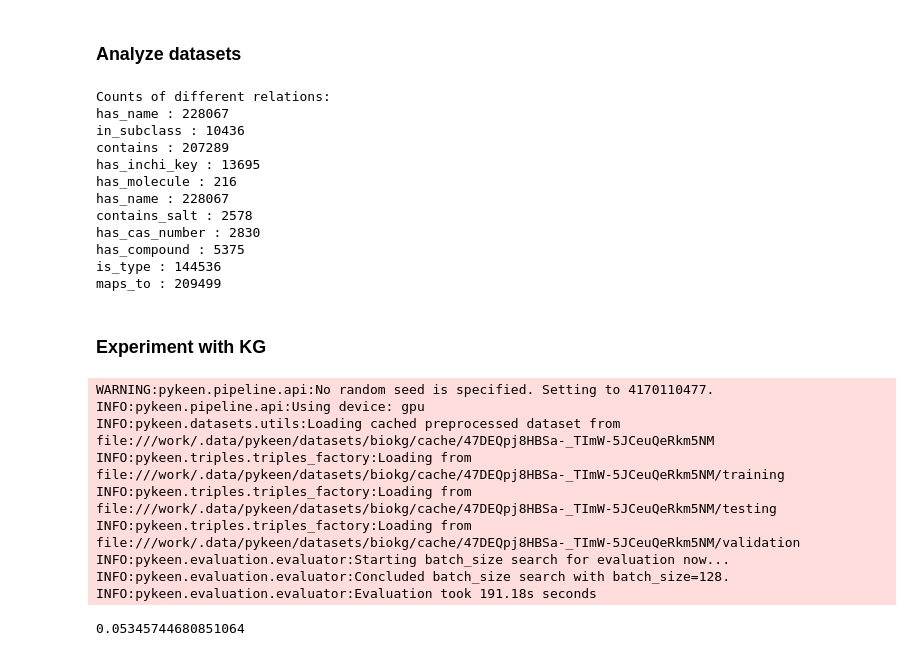
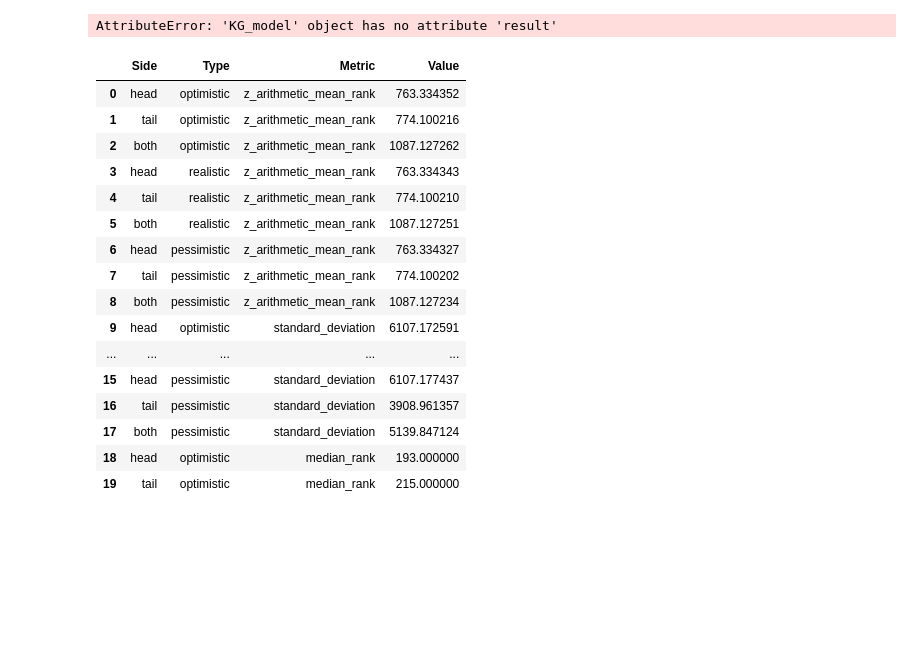
Before and after one commit to marketakrenkova/drug-interaction-prediction, a Jupyter notebook: test-kg.ipynb, the cells around one changed output. Saved outputs shown, nothing was run; the diff lists cells and outputs as text; code cells hidden in the pictures; blank space fills up the shorter version.

```diff
--- a/test-kg.ipynb
+++ b/test-kg.ipynb
@@ -235 +130,25 @@ def convert_to_triples_factory(data):
+# %%
+pipeline_result.get_metric('MRR')
+# %% [output]
+AttributeError: 'KG_model' object has no attribute 'result'
+# %%
+pipeline_result.metric_results.to_df()
+# %% [output]
+|  | Side | Type | Metric | Value |
+| 0 | head | optimistic | z_arithmetic_mean_rank | 763.334352 |
+| 1 | tail | optimistic | z_arithmetic_mean_rank | 774.100216 |
+| 2 | both | optimistic | z_arithmetic_mean_rank | 1087.127262 |
+| 3 | head | realistic | z_arithmetic_mean_rank | 763.334343 |
+| 4 | tail | realistic | z_arithmetic_mean_rank | 774.100210 |
+| 5 | both | realistic | z_arithmetic_mean_rank | 1087.127251 |
+| 6 | head | pessimistic | z_arithmetic_mean_rank | 763.334327 |
+| 7 | tail | pessimistic | z_arithmetic_mean_rank | 774.100202 |
+| 8 | both | pessimistic | z_arithmetic_mean_rank | 1087.127234 |
+| 9 | head | optimistic | standard_deviation | 6107.172591 |
+| ... | ... | ... | ... | ... |
+| 15 | head | pessimistic | standard_deviation | 6107.177437 |
+| 16 | tail | pessimistic | standard_deviation | 3908.961357 |
+| 17 | both | pessimistic | standard_deviation | 5139.847124 |
+| 18 | head | optimistic | median_rank | 193.000000 |
+| 19 | tail | optimistic | median_rank | 215.000000 |
 # %%
@@ -243,55 +160,0 @@ tf_test = convert_to_triples_factory(test.astype(str))
-# %% [markdown]
-### Analyze datasets
-# %%
-print('Counts of different relations:')
-
-relations = ['has_name', 'in_subclass', 'contains', 'has_inchi_key', 'has_molecule',
-             'has_name', 'contains_salt', 'has_cas_number', 'has_compound', 'is_type', 'maps_to']
-
-for rel in relations:
-    count = train[train['relation'] == rel].shape[0]
-    print(rel, ":", count)
-# %% [output]
-Counts of different relations:
-has_name : 228067
-in_subclass : 10436
-contains : 207289
-has_inchi_key : 13695
-has_molecule : 216
-has_name : 228067
-contains_salt : 2578
-has_cas_number : 2830
-has_compound : 5375
-is_type : 144536
-maps_to : 209499
-# %% [markdown]
-### Experiment with KG
-# %%
-result = pipeline(
-        dataset = 'BioKG',
-        model = 'TransE',
-        optimizer = 'Adam',
-        evaluator = RankBasedEvaluator,
-        epochs = 2,
-        device = 'gpu',
-#         training_kwargs = dict(
-#             num_epochs = 20,
-#             checkpoint_name = model + '_checkpoint.pt',
-#             checkpoint_directory = 'kg_checkpoints',
-#             checkpoint_frequency = 10
-#         ),
-    )
-# %% [output]
-WARNING:pykeen.pipeline.api:No random seed is specified. Setting to 4170110477.
-INFO:pykeen.pipeline.api:Using device: gpu
-INFO:pykeen.datasets.utils:Loading cached preprocessed dataset from file:///work/.data/pykeen/datasets/biokg/cache/47DEQpj8HBSa-_TImW-5JCeuQeRkm5NM
-INFO:pykeen.triples.triples_factory:Loading from file:///work/.data/pykeen/datasets/biokg/cache/47DEQpj8HBSa-_TImW-5JCeuQeRkm5NM/training
-INFO:pykeen.triples.triples_factory:Loading from file:///work/.data/pykeen/datasets/biokg/cache/47DEQpj8HBSa-_TImW-5JCeuQeRkm5NM/testing
-INFO:pykeen.triples.triples_factory:Loading from file:///work/.data/pykeen/datasets/biokg/cache/47DEQpj8HBSa-_TImW-5JCeuQeRkm5NM/validation
-INFO:pykeen.evaluation.evaluator:Starting batch_size search for evaluation now...
-INFO:pykeen.evaluation.evaluator:Concluded batch_size search with batch_size=128.
-INFO:pykeen.evaluation.evaluator:Evaluation took 191.18s seconds
-# %%
-result.get_metric('hits@10')
-# %% [output]
-0.05345744680851064
```
Also changed, not shown: parts of 24 cells of this notebook, 5 other files.
